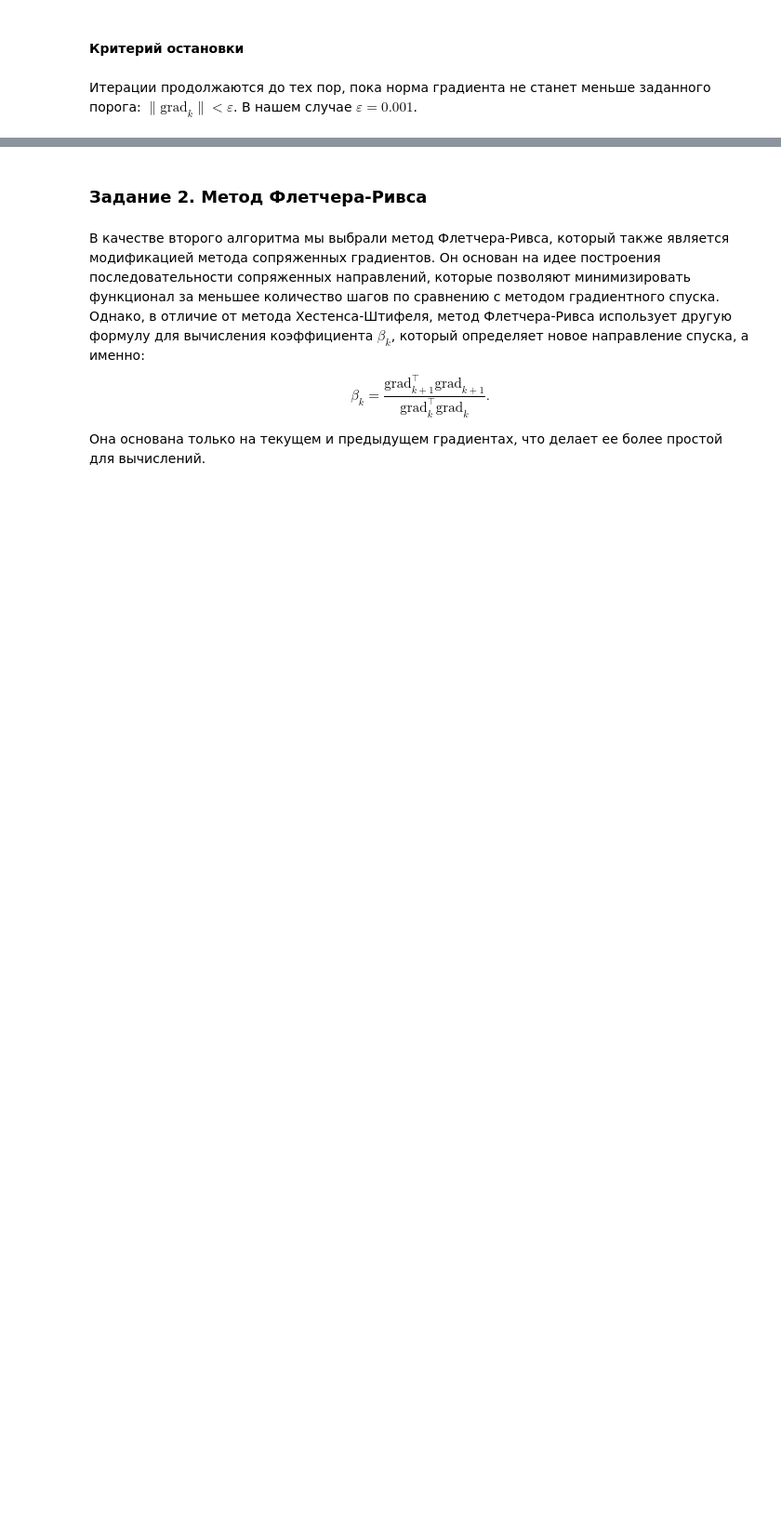
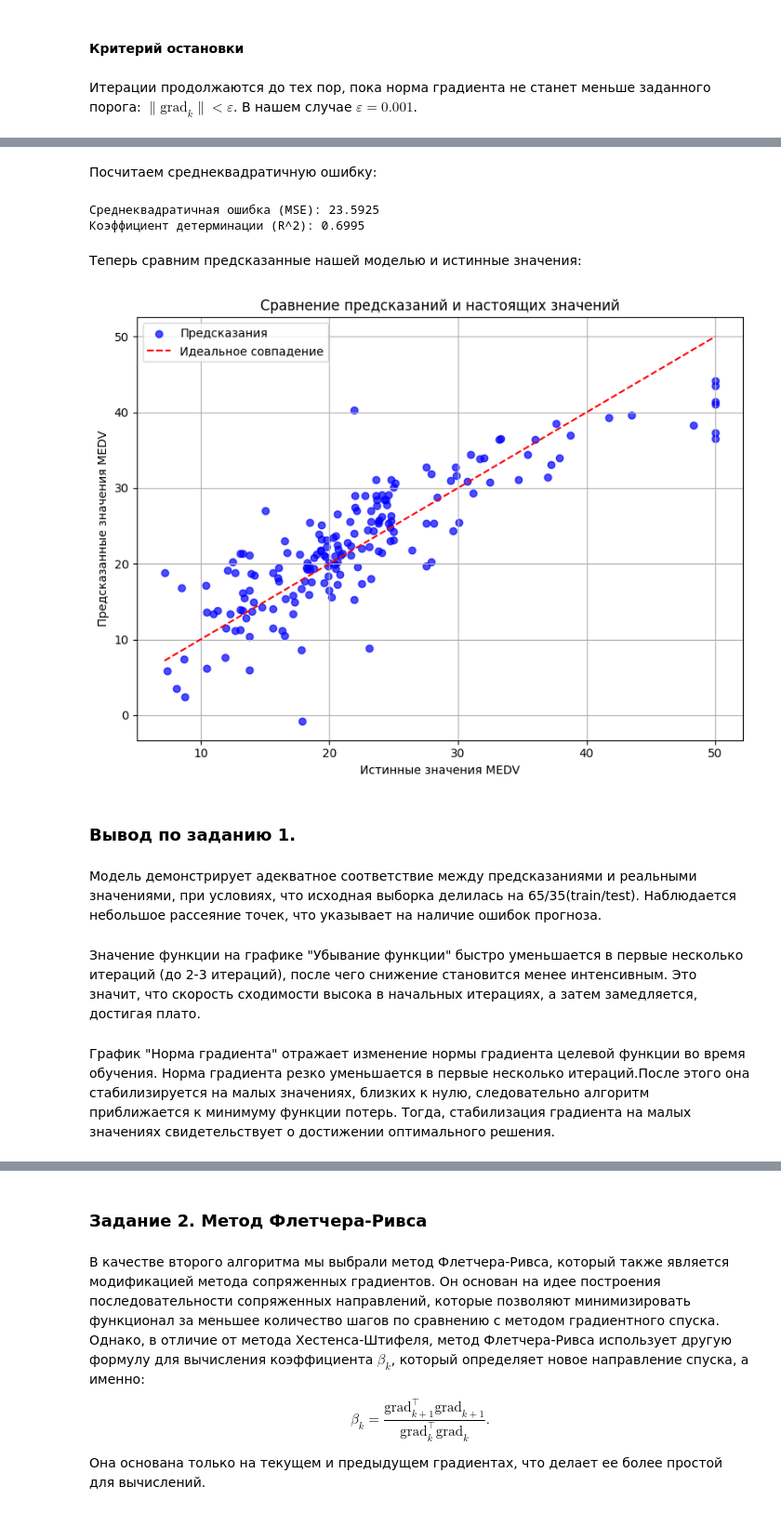
Before and after one commit to Kirill-Yurkov/MetOpt2, a Jupyter notebook: main.ipynb, the cells around one changed output, grey strips where cells are left out. Shown at 93% size. Cells and saved outputs as stored; diff of their text form; code cells hidden in the pictures; blank space fills up the shorter version.

```diff
--- a/main.ipynb
+++ b/main.ipynb
@@ -237,0 +212,44 @@ HS:  Количество итераций: 14
+# %% [markdown]
+Посчитаем среднеквадратичную ошибку:
+# %%
+def calculate_mse(alpha):
+    X_test_normalized = (X_test - X_mean) / X_std
+    y_pred_normalized = X_test_normalized @ alpha
+    y_pred = y_pred_normalized * y_train_std + y_train_mean
+
+    mse = mean_squared_error(y_test, y_pred)
+    r2 = r2_score(y_test, y_pred)
+    return mse, r2, y_pred
+
+mse_shiphel, r2_shiphel, y_pred_shiphel = calculate_mse(alpha_shiphel)
+print(f"Среднеквадратичная ошибка (MSE): {mse_shiphel:.4f}")
+print(f"Коэффициент детерминации (R^2): {r2_shiphel:.4f}")
+# %% [output]
+Среднеквадратичная ошибка (MSE): 23.5925
+Коэффициент детерминации (R^2): 0.6995
+# %% [markdown]
+Теперь сравним предсказанные нашей моделью и истинные значения:
+# %%
+def visualize_predictions(y_pred):
+    plt.figure(figsize=(8, 6))
+    plt.scatter(y_test, y_pred, alpha=0.7, color='blue', label='Предсказания')
+    plt.plot([y_test.min(), y_test.max()], [y_test.min(), y_test.max()], color='red', linestyle='--', label="Идеальное совпадение")
+    plt.xlabel("Истинные значения MEDV")
+    plt.ylabel("Предсказанные значения MEDV")
+    plt.title("Сравнение предсказаний и настоящих значений")
+    plt.legend()
+    plt.grid(True)
+    plt.tight_layout()
+    plt.show()
+
+visualize_predictions(y_pred_shiphel)
+# %% [output]
+[figure, added]
+# %% [markdown]
+### Вывод по заданию 1.
+# %% [markdown]
+Модель демонстрирует адекватное соответствие между предсказаниями и реальными значениями, при условиях, что исходная выборка делилась на 65/35(train/test). Наблюдается небольшое рассеяние точек, что указывает на наличие ошибок прогноза.
+# %% [markdown]
+Значение функции на графике "Убывание функции" быстро уменьшается в первые несколько итераций (до 2-3 итераций), после чего снижение становится менее интенсивным. Это значит, что скорость сходимости высока в начальных итерациях, а затем замедляется, достигая плато.
+# %% [markdown]
+График "Норма градиента" отражает изменение нормы градиента целевой функции во время обучения. Норма градиента резко уменьшается в первые несколько итераций.После этого она стабилизируется на малых значениях, близких к нулю, следовательно алгоритм приближается к минимуму функции потерь. Тогда, стабилизация градиента на малых значениях свидетельствует о достижении оптимального решения.
```
Also changed, not shown: parts of 48 cells of this notebook, 2 other files.
